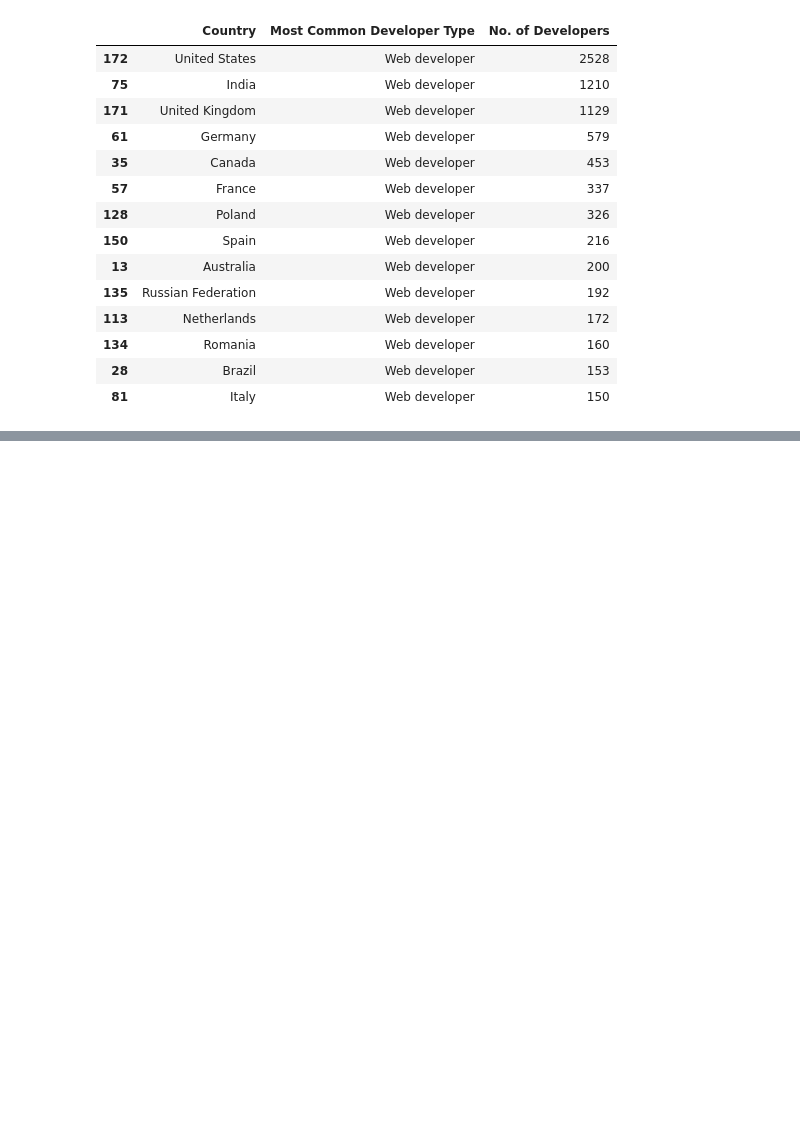
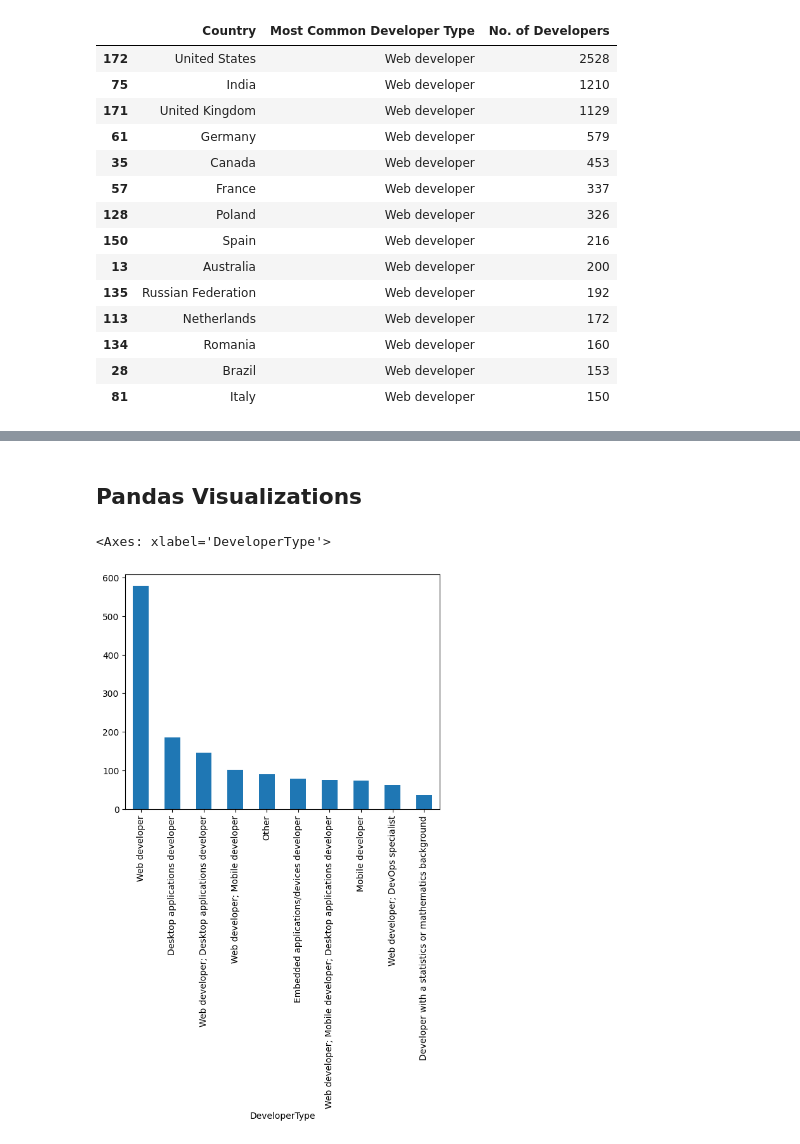
Before and after one commit to omarEssam-11/Data-Science, a Jupyter notebook: Pandas_Notes.ipynb, the cells around one changed output, grey strips where cells are left out. Drawn from its saved outputs; the diff is of its cells as text; code cells hidden in the pictures; blank space fills up the shorter version.

```diff
--- a/Pandas_Notes.ipynb
+++ b/Pandas_Notes.ipynb
@@ -662,0 +704,8 @@ get_most_common_developer_all_countries(country_grp).head(14)
+# %% [markdown]
+## Pandas Visualizations
+# %%
+aa = country_grp['DeveloperType'].value_counts().loc['Germany'].head(10)
+aa.plot(kind='bar')
+# %% [output]
+<Axes: xlabel='DeveloperType'>
+[figure, added]
```
Also changed, not shown: parts of 19 cells of this notebook.
